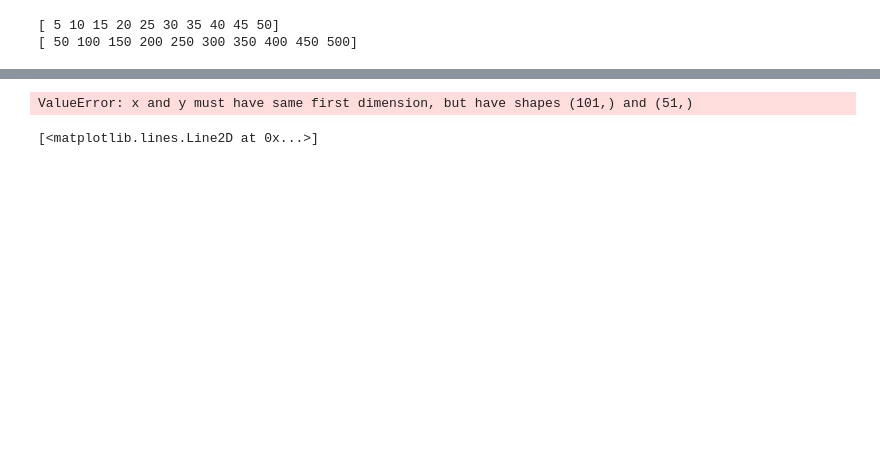
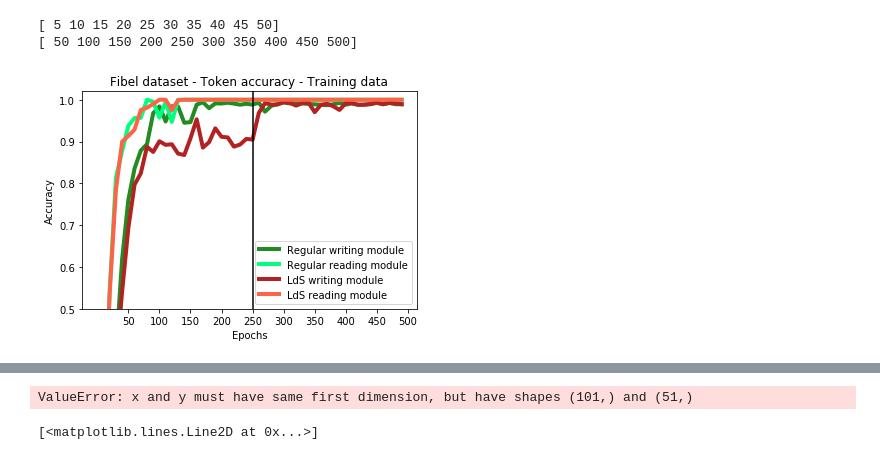
Before and after one commit to jannisborn/inventive_spelling, a Jupyter notebook: Code/Analysis.ipynb, the cells around one changed output, grey strips where cells are left out. Cells and saved outputs as stored; diff of their text form; code cells hidden in the pictures; blank space fills up the shorter version.

```diff
--- a/Code/Analysis.ipynb
+++ b/Code/Analysis.ipynb
@@ -40,14 +39,18 @@ lds_loss_l = lds_data_f['lds_loss']
 reg_loss_l = lds_data_f['reg_loss']
 # %%
 # Fibel - Training - Token accuracy plot
-plt.plot(perf_x,normal_fibel['trainPerf'][:-1,0],'--ob',label='Regular writing module')
-plt.plot(perf_x,lds_fibel['trainPerf'][:-1,0],'--c',label='LdS writing module')
-plt.plot(perf_x, normal_fibel['trainPerf'][:-1,3],'--r',label='Regular reading module')
-plt.plot(perf_x,lds_fibel['trainPerf'][:-1,3],'--m',label='LdS reading module')
+plt.plot(perf_x,lds_fibel['trainPerf'][:-1,0],color='firebrick',linewidth=4,label='LdS writing module')
+plt.plot(perf_x,lds_fibel['trainPerf'][:-1,3],color='tomato',linewidth=4,label='LdS reading module')
+plt.plot(perf_x,normal_fibel['trainPerf'][:-1,0],color='forestgreen',linewidth=4,label='Regular writing module')
+plt.plot(perf_x, normal_fibel['trainPerf'][:-1,3],color='springgreen',linewidth=4,label='Regular reading module')
+
 plt.title("Fibel dataset - Token accuracy - Training data")
 plt.ylabel("Accuracy")
 plt.xlabel("Epochs")
 plt.xticks(xticks_p,xticklabels)
 plt.legend(loc=4)
-plt.axvline(25)
+plt.ylim([0.5, 1.02])
+plt.axvline(25,color='k')
 plt.show()
+# %% [output]
+[figure, added]
```
Also changed, not shown: parts of 6 cells of this notebook, 1 other file.
